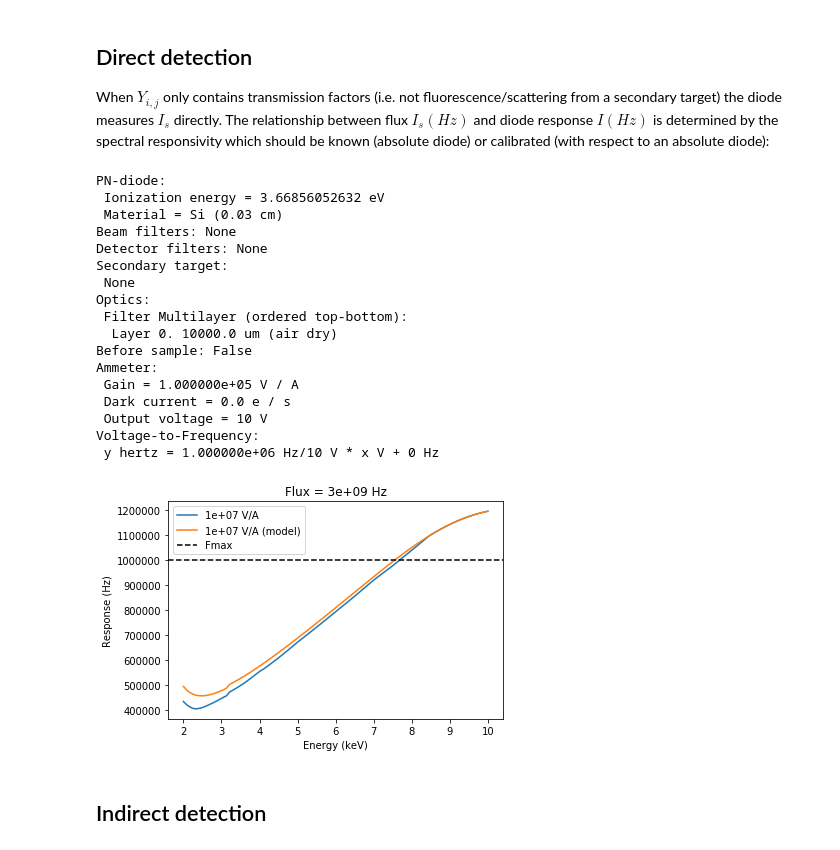
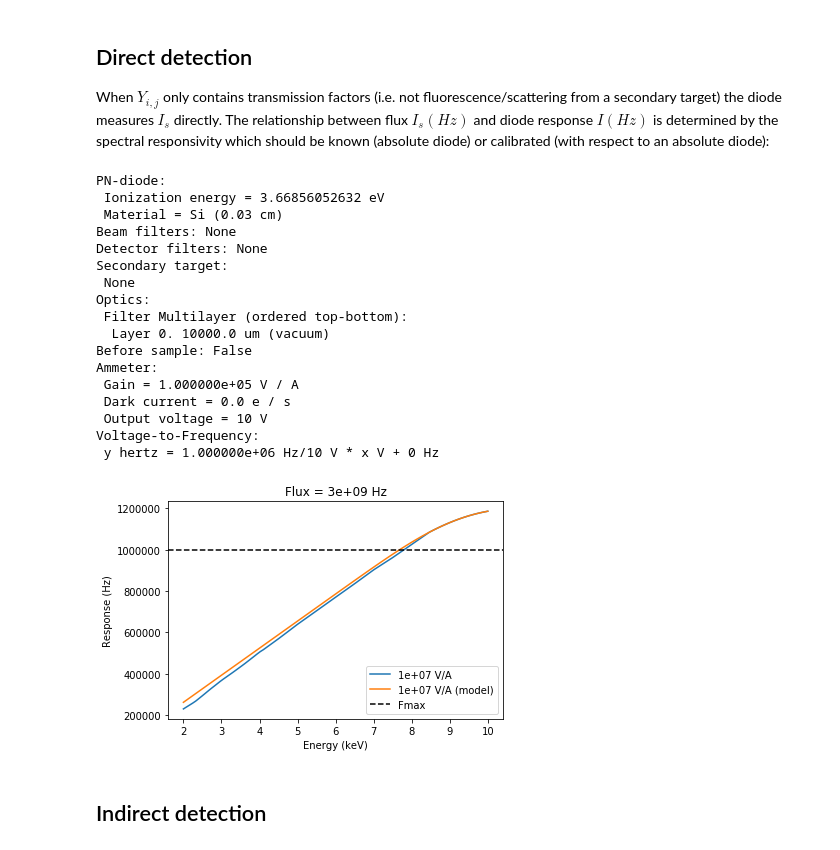
Before and after one commit to woutdenolf/spectrocrunch, a Jupyter notebook: doc/source/tutorials/diodes.ipynb, the cells around one changed output. Drawn from its saved outputs; the diff is of its cells as text; code cells hidden in the pictures.

```diff
--- a/doc/source/tutorials/diodes.ipynb
+++ b/doc/source/tutorials/diodes.ipynb
@@ -172,9 +172,9 @@ Direct detection
 When $Y_{i,j}$ only contains transmission factors (i.e. not fluorescence/scattering from a secondary target) the diode measures $I_s$ directly. The relationship between flux $I_s(Hz)$ and diode response $I(Hz)$ is determined by the spectral responsivity which should be known (absolute diode) or calibrated (with respect to an absolute diode):
 # %%
 from spectrocrunch.optics import xray as xrayoptics
-airpath = xrayoptics.Filter(material="air",thickness=1)
 
-det = diode.factory("sxm_idet",optics=[airpath])
+atmpath = xrayoptics.Filter(material="vacuum", thickness=1)
+det = diode.factory("sxm_idet",optics=[atmpath])
 print(det)
 
 Is = 3e9
@@ -184,37 +184,37 @@ for gain in [1e7]:
     for model in [False,True]:
         det.gain = gain
         det.model = model
-        I = [det.fluxtocps(en,Is).to("Hz").magnitude for en in energy]
+        I = det.fluxtocps(energy[:, np.newaxis], Is).to("Hz").magnitude
         plt.plot(energy,I,label="{:.0e} V/A{}".\
                  format(gain," (model)" if model else ""))
 
 plt.gca().axhline(y=det.oscillator.Fmax.to("Hz").magnitude,label="Fmax",\
                   color='k',linestyle='--')
 
 plt.title("Flux = {:.0e} Hz".format(Is))
 plt.legend(loc='best')
 plt.xlabel('Energy (keV)')
 plt.ylabel('Response (Hz)')
 plt.show()
 # %% [output]
 PN-diode:
  Ionization energy = 3.66856052632 eV
  Material = Si (0.03 cm)
 Beam filters: None
 Detector filters: None
 Secondary target:
  None
 Optics:
  Filter Multilayer (ordered top-bottom):
-  Layer 0. 10000.0 um (air dry)
+  Layer 0. 10000.0 um (vacuum)
 Before sample: False
 Ammeter:
  Gain = 1.000000e+05 V / A
  Dark current = 0.0 e / s
  Output voltage = 10 V
 Voltage-to-Frequency:
  y hertz = 1.000000e+06 Hz/10 V * x V + 0 Hz
-[figure, old version]
+[figure, new version]
 # %% [markdown]
 Indirect detection
 ------------------
```
Also changed, not shown: parts of 3 cells of this notebook, 6 other files.
